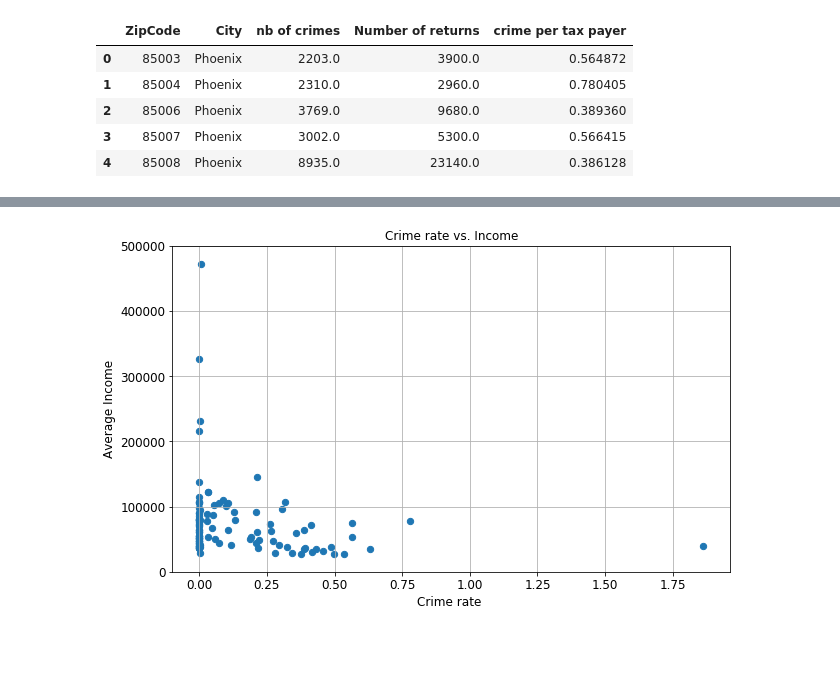
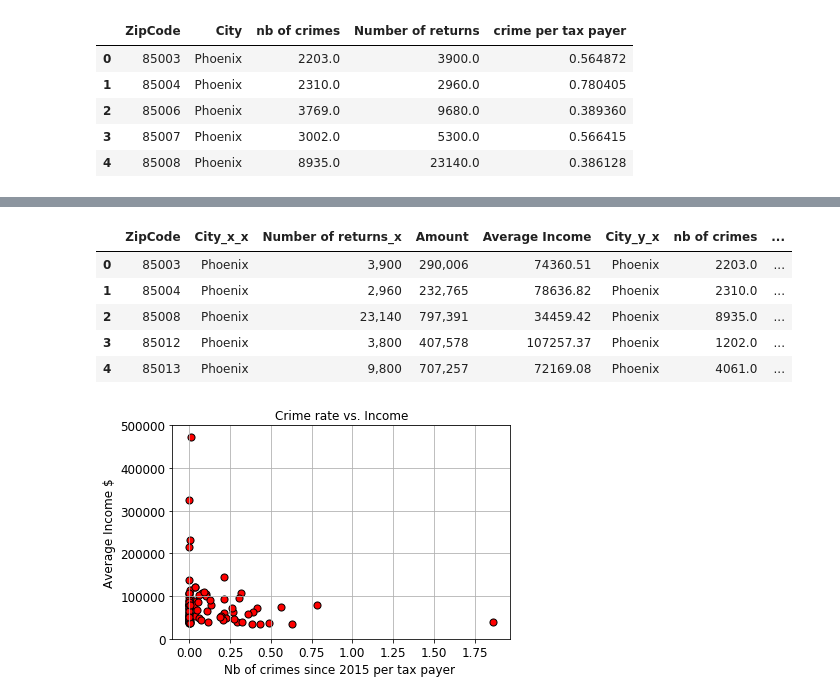
Before and after one commit to marieo31/project_1, a Jupyter notebook: scatter_plots.ipynb, the cells around one changed output, grey strips where cells are left out. Saved outputs shown, nothing was run; the diff lists cells and outputs as text; code cells hidden in the pictures; blank space fills up the shorter version.

Commit message:
population plots

```diff
--- a/scatter_plots.ipynb
+++ b/scatter_plots.ipynb
@@ -23,5 +23,6 @@ df_crime.head()
 | 4 | 85008 | Phoenix | 8935.0 | 23140.0 | 0.386128 |
 # %%
 df_income = pd.read_csv(file_income)
+df_income = df_income.rename(columns={"Zip Code":"ZipCode"})
 df_income.head()
 # %% [output]
@@ -31,3 +32,8 @@ df_income.head()
 | 2 | 85006 | Phoenix | 9,680 | 352,359 | 36400.72 |
 | 3 | 85007 | Phoenix | 5,300 | 278,695 | 52583.96 |
 | 4 | 85008 | Phoenix | 23,140 | 797,391 | 34459.42 |
+# %%
+## Property value df
+df_pv = pd.read_csv("resources/clean_pv_2018.csv")
+df_pv = df_pv.dropna()
+df_pv.head()
@@ -34,15 +47,31 @@ df_income.head()
+# %%
+# merge the data frame
+
+df_global = pd.merge(df_income, df_crime, on="ZipCode", how="inner")
+df_global = pd.merge(df_global, df_pv, on="ZipCode", how ="inner")
+
+df_global.head()
+# %% [output]
+|  | ZipCode | City_x_x | Number of returns_x | Amount | Average Income | City_y_x | nb of crimes | ... |
+| 0 | 85003 | Phoenix | 3,900 | 290,006 | 74360.51 | Phoenix | 2203.0 | ... |
+| 1 | 85004 | Phoenix | 2,960 | 232,765 | 78636.82 | Phoenix | 2310.0 | ... |
+| 2 | 85008 | Phoenix | 23,140 | 797,391 | 34459.42 | Phoenix | 8935.0 | ... |
+| 3 | 85012 | Phoenix | 3,800 | 407,578 | 107257.37 | Phoenix | 1202.0 | ... |
+| 4 | 85013 | Phoenix | 9,800 | 707,257 | 72169.08 | Phoenix | 4061.0 | ... |
 # %%
-plt.figure(figsize=(10,6))
+# Ploting Crime rate vs Income
+plt.figure()
 # plt.
 
-plt.scatter(df_crime['crime per tax payer'], df_income['Average Income'],  s=40)
+plt.scatter(df_global['crime per tax payer'], df_global['Average Income'],  s=50, c="red", edgecolors='k')
 plt.tick_params(axis='both', which='major', labelsize=12)
-plt.xlabel("Crime rate ",fontsize=12)
-plt.ylabel("Average Income", fontsize=12)
+plt.xlabel("Nb of crimes since 2015 per tax payer ",fontsize=12)
+plt.ylabel("Average Income $", fontsize=12)
 plt.ylim(0,500000)
 plt.title("Crime rate vs. Income", fontsize=12)
 plt.grid()
+plt.tight_layout()
 plt.savefig("plots/scatter_crime_vs_income.png")
 plt.show()
 # %% [output]
-[figure, old version]
+[figure, new version]
```
Also changed, not shown: parts of 4 cells of this notebook, 6 other files.
